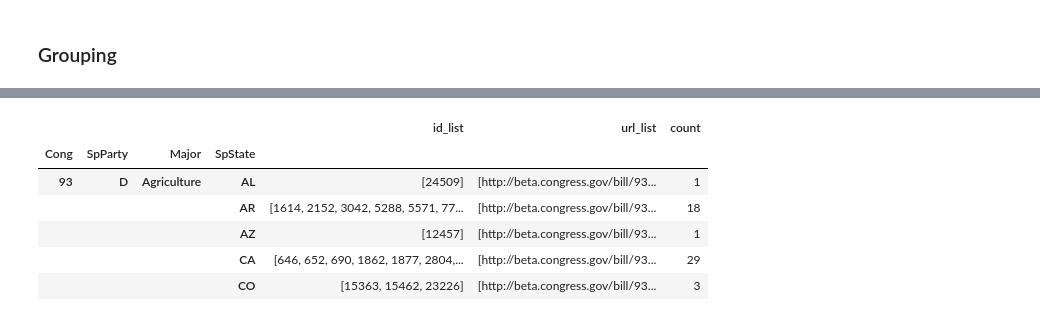
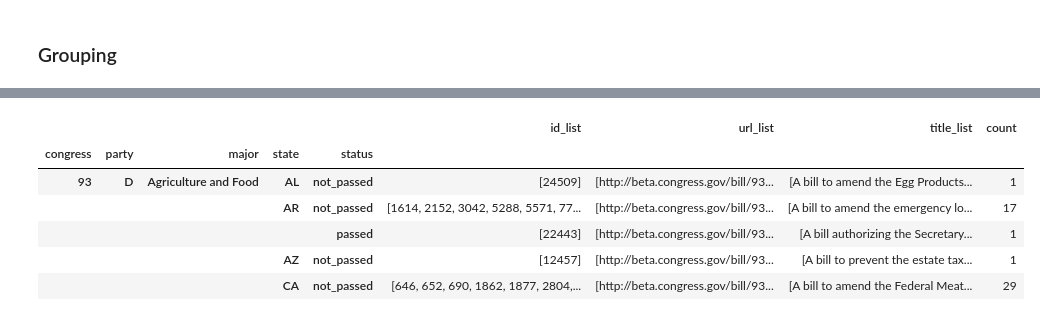
Before and after one commit to shaginhekvs/USSenate-dataViz, a Jupyter notebook: notebooks/Grouped_bills.ipynb, the cells around one changed output, grey strips where cells are left out. Drawn from its saved outputs; the diff is of its cells as text; code cells hidden in the pictures.

Commit message:
merge data, include congress 115

```diff
--- a/notebooks/Grouped_bills.ipynb
+++ b/notebooks/Grouped_bills.ipynb
@@ -125,0 +201,5 @@ grouped_bills_count.head(5)
+# %%
+bills_count = bills.groupby(['congress', 'party', 'major', 'state', 'status']).size()
+grouped_bills_count = bills_count.to_frame()
+grouped_bills_count.columns = ['count']
+grouped_bills_count.head(5)
@@ -126,6 +214,6 @@ grouped_bills_count.head(5)
 # %%
-grouped_id_list = bills.groupby(['Cong', 'SpParty', 'Major', 'SpState'], as_index=False)['idNEW'].agg(
+grouped_id_list = bills.groupby(['congress', 'party', 'major', 'state', 'status'], as_index=False)['idNEW'].agg(
     {'id_list':(lambda x: list(x))})
-grouped_id_list.set_index(['Cong', 'SpParty', 'Major', 'SpState'], inplace=True)
+grouped_id_list.set_index(['congress', 'party', 'major', 'state', 'status'], inplace=True)
 grouped_id_list.head(5)
 # %% [output]
@@ -139,6 +227,6 @@ grouped_id_list.head(5)
 # %%
-grouped_url_list = bills.groupby(['Cong', 'SpParty', 'Major', 'SpState'], as_index=False)['URL'].agg(
+grouped_url_list = bills.groupby(['congress', 'party', 'major', 'state', 'status'], as_index=False)['url'].agg(
     {'url_list':(lambda x: list(x))})
-grouped_url_list.set_index(['Cong', 'SpParty', 'Major', 'SpState'], inplace=True)
+grouped_url_list.set_index(['congress', 'party', 'major', 'state', 'status'], inplace=True)
 grouped_url_list.head(5)
 # %% [output]
@@ -151,0 +240,5 @@ grouped_url_list.head(5)
+# %%
+grouped_title_list = bills.groupby(['congress', 'party', 'major', 'state', 'status'], as_index=False)['title'].agg(
+    {'title_list':(lambda x: list(x))})
+grouped_title_list.set_index(['congress', 'party', 'major', 'state', 'status'], inplace=True)
+grouped_title_list.head(5)
@@ -152,15 +253,16 @@ grouped_url_list.head(5)
 # %%
 grouped_bills = pd.merge(grouped_id_list, grouped_url_list, left_index=True, right_index=True)
+grouped_bills = pd.merge(grouped_bills, grouped_title_list, left_index=True, right_index=True)
 grouped_bills = pd.merge(grouped_bills, grouped_bills_count, left_index=True, right_index=True)
 grouped_bills.head(5)
 # %% [output]
-|  |  |  |  | id_list | url_list | count |
-| Cong | SpParty | Major | SpState |  |  |  |
-| 93 | D | Agriculture | AL | [24509] | [http://beta.congress.gov/bill/93... | 1 |
-|  |  |  | AR | [1614, 2152, 3042, 5288, 5571, 77... | [http://beta.congress.gov/bill/93... | 18 |
-|  |  |  | AZ | [12457] | [http://beta.congress.gov/bill/93... | 1 |
-|  |  |  | CA | [646, 652, 690, 1862, 1877, 2804,... | [http://beta.congress.gov/bill/93... | 29 |
-|  |  |  | CO | [15363, 15462, 23226] | [http://beta.congress.gov/bill/93... | 3 |
+|  |  |  |  |  | id_list | url_list | title_list | count |
+| congress | party | major | state | status |  |  |  |  |
+| 93 | D | Agriculture and Food | AL | not_passed | [24509] | [http://beta.congress.gov/bill/93... | [A bill to amend the Egg Products... | 1 |
+|  |  |  | AR | not_passed | [1614, 2152, 3042, 5288, 5571, 77... | [http://beta.congress.gov/bill/93... | [A bill to amend the emergency lo... | 17 |
+|  |  |  |  | passed | [22443] | [http://beta.congress.gov/bill/93... | [A bill authorizing the Secretary... | 1 |
+|  |  |  | AZ | not_passed | [12457] | [http://beta.congress.gov/bill/93... | [A bill to prevent the estate tax... | 1 |
+|  |  |  | CA | not_passed | [646, 652, 690, 1862, 1877, 2804,... | [http://beta.congress.gov/bill/93... | [A bill to amend the Federal Meat... | 29 |
 # %%
 final_grouped = pd.DataFrame(index=grouped_bills.index)
 final_grouped['id_list'] = [ ';'.join([str(x) for x in row]) for row in grouped_bills['id_list']]
```
Also changed, not shown: parts of 36 cells of this notebook, 52 other files.
